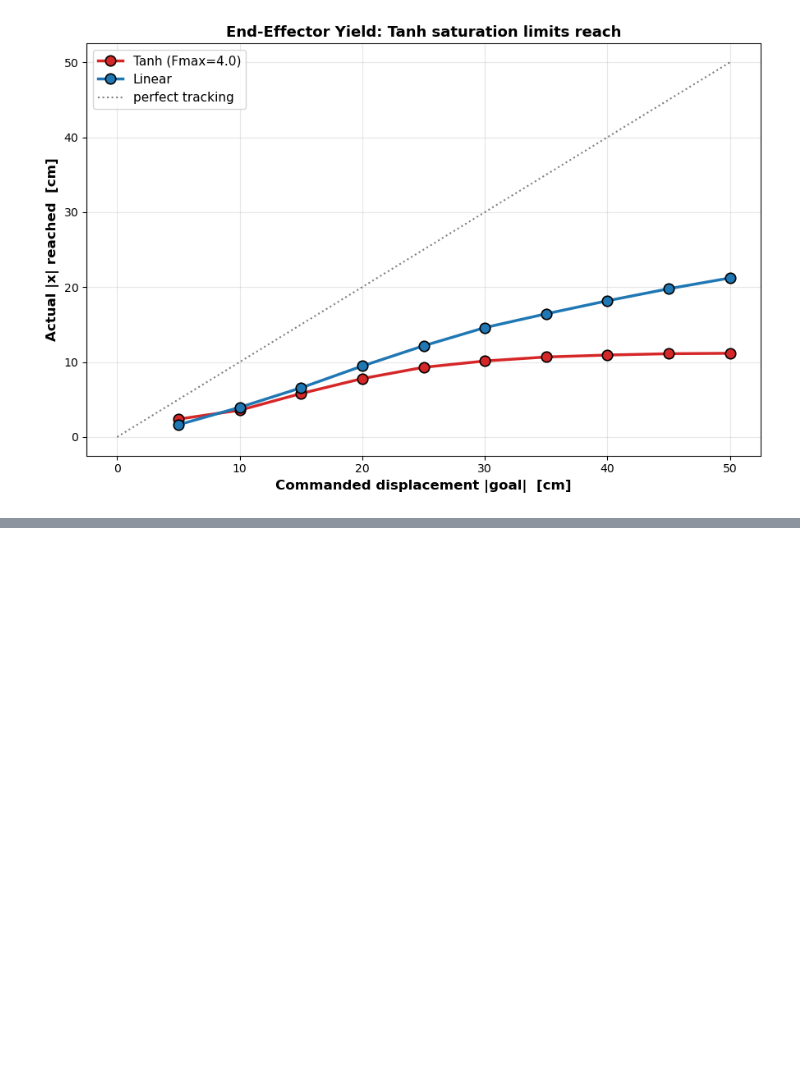
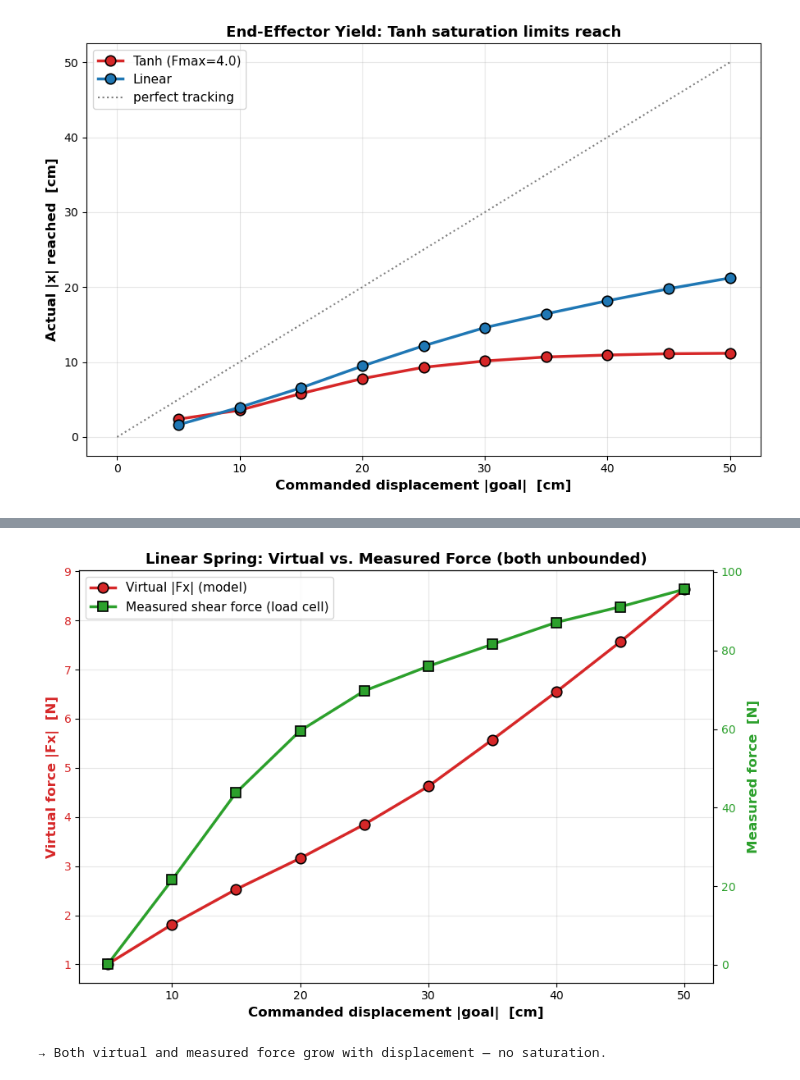
Before and after one commit to CREATE-Lab-EPFL/SoftVMC, a Jupyter notebook: MultiVMC/plots/tanh_spring/tanh_graphs.ipynb, the cells around one changed output, grey strips where cells are left out. Drawn from its saved outputs; the diff is of its cells as text; code cells hidden in the pictures; blank space fills up the shorter version.

```diff
--- a/MultiVMC/plots/tanh_spring/tanh_graphs.ipynb
+++ b/MultiVMC/plots/tanh_spring/tanh_graphs.ipynb
@@ -243,0 +210,7 @@ Tanh saturates near F_max = 4.0 N; Linear grows linearly with k·Δx.
+# %%
+plot_virtual_vs_real("Linear",
+                     "Linear Spring: Virtual vs. Measured Force (both unbounded)")
+print("→ Both virtual and measured force grow with displacement — no saturation.")
+# %% [output]
+[figure, added]
+→ Both virtual and measured force grow with displacement — no saturation.
```
Also changed, not shown: parts of 12 cells of this notebook.
